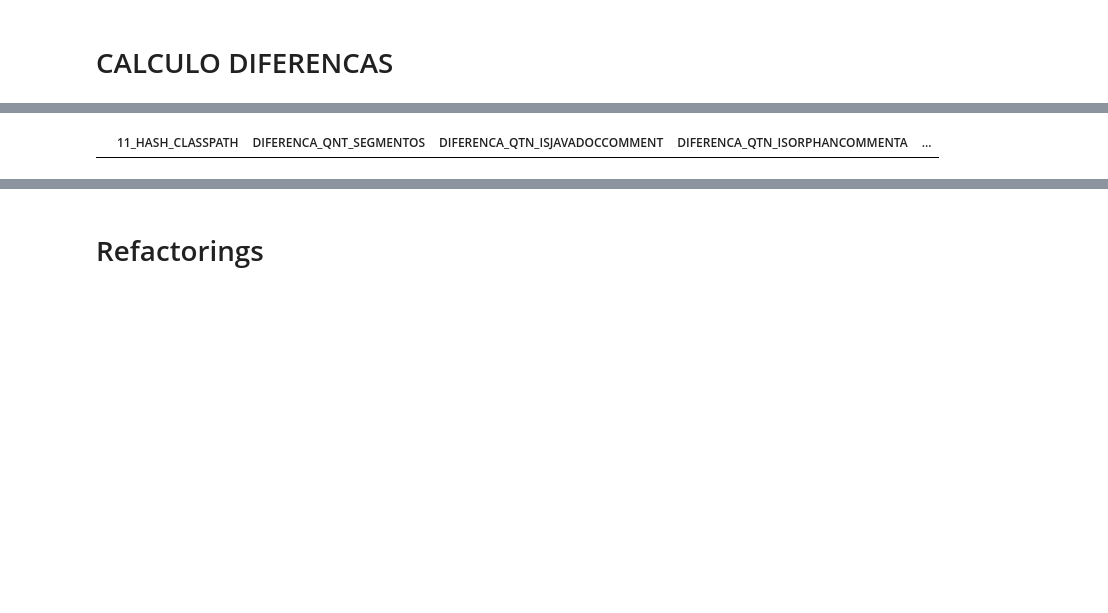
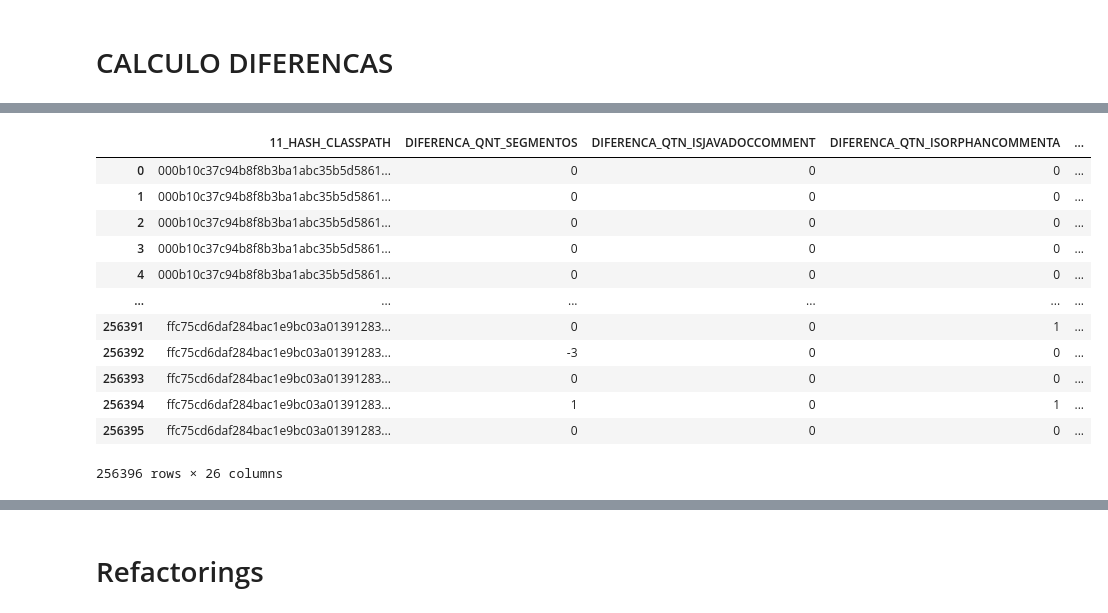
Before and after one commit to KleitonEwerton/project-analyzer-with-parsers, a Jupyter notebook: analise_refatoracao.ipynb, the cells around one changed output, grey strips where cells are left out. Cells and saved outputs as stored; diff of their text form; code cells hidden in the pictures; blank space fills up the shorter version.

```diff
--- a/analise_refatoracao.ipynb
+++ b/analise_refatoracao.ipynb
@@ -68,7 +68,7 @@ plt=reload(plt)
 # %% [markdown]
 # FILE
 # %%
-pasta = "gson"
+pasta = "auto"
 
 FILE_NAME_REFACTORING = 'csv/refactorings-' + pasta +  '.csv'
 FILE_NAME_COMMENTS = 'csv/comments-' + pasta + '.csv'
@@ -85,6 +85,6 @@ FILE_NAME_QUANTIDADE_COMENTARIOS = pasta + '/quantidade-comentarios.csv'
 # TRABALHANDO NOS CALCULOS
 # %%
 DF_COMMENTS = pd.read_csv(FILE_NAME_COMMENTS)
-DF_COMMENTS.drop(columns=['13_TYPE', '14_STARTLINE', '15_ENDLINE'], inplace=True)
+DF_COMMENTS.drop(columns=['10_HASH	', '13_TYPE', '14_STARTLINE', '15_ENDLINE'], inplace=True)
 DF_COMMENTS
 # %% [output]
@@ -212,7 +248,26 @@ df['DIFERENCA_QNT_ISBLOCKCOMMENT_CHANGE'].fillna(0, inplace=True)
 df['DIFERENCA_QNT_ISBLOCKCOMMENT_Aumentou'].fillna(0, inplace=True)
 df['DIFERENCA_QNT_ISBLOCKCOMMENT_Diminuiu'].fillna(0, inplace=True)
 df['DIFERENCA_QNT_ISBLOCKCOMMENT_Manteve'].fillna(0, inplace=True)
+
+
+# Definir faixas de variação
+faixas = {
+    'DIFERENCA_QNT_ISBLOCKCOMMENT_Aumentou_1_5': ((df['DIFERENCA_QNT_ISBLOCKCOMMENT'] >= 1) & (df['DIFERENCA_QNT_ISBLOCKCOMMENT'] < 5)),
+    'DIFERENCA_QNT_ISBLOCKCOMMENT_Aumentou_5_10': ((df['DIFERENCA_QNT_ISBLOCKCOMMENT'] >= 5) & (df['DIFERENCA_QNT_ISBLOCKCOMMENT'] < 10)),
+    'DIFERENCA_QNT_ISBLOCKCOMMENT_Aumentou_10_15': ((df['DIFERENCA_QNT_ISBLOCKCOMMENT'] >= 10) & (df['DIFERENCA_QNT_ISBLOCKCOMMENT'] < 15)),
+    'DIFERENCA_QNT_ISBLOCKCOMMENT_Aumentou_15': (df['DIFERENCA_QNT_ISBLOCKCOMMENT'] >= 15),
+    'DIFERENCA_QNT_ISBLOCKCOMMENT_Diminuiu_1_5': ((df['DIFERENCA_QNT_ISBLOCKCOMMENT'] <= -1) & (df['DIFERENCA_QNT_ISBLOCKCOMMENT'] > -5)),
+    'DIFERENCA_QNT_ISBLOCKCOMMENT_Diminuiu_5_10': ((df['DIFERENCA_QNT_ISBLOCKCOMMENT'] <= -5) & (df['DIFERENCA_QNT_ISBLOCKCOMMENT'] > -10)),
+    'DIFERENCA_QNT_ISBLOCKCOMMENT_Diminuiu_10_15': ((df['DIFERENCA_QNT_ISBLOCKCOMMENT'] <= -10) & (df['DIFERENCA_QNT_ISBLOCKCOMMENT'] > -15)),
+    'DIFERENCA_QNT_ISBLOCKCOMMENT_Diminuiu_15': (df['DIFERENCA_QNT_ISBLOCKCOMMENT'] <= -15)
+}
+
+# Criar colunas e preencher com base nas faixas
+for coluna, condicao in faixas.items():
+    df[coluna] = condicao.astype(int)
+
 df.drop(columns=['DIFERENCA_QNT_ISBLOCKCOMMENT' , 'DIFERENCA_QNT_ISBLOCKCOMMENT_CHANGE'], inplace=True)
+
 df
 # %% [output]
 |  | 11_HASH_CLASSPATH | DIFERENCA_QTN_ISLINECOMMENT | DIFERENCA_QNT_SEGMENTOS | DIFERENCA_QTN_ISJAVADOCCOMMENT | ... |
@@ -219,28 +286,57 @@ df
 # %%
 # Criar uma nova coluna 'COMMENTS_CHANGE' com valores padrão como None
 df['DIFERENCA_QTN_ISLINECOMMENT_CHANGE'] = None
 df['DIFERENCA_QTN_ISLINECOMMENT_Aumentou'] = None
 df['DIFERENCA_QTN_ISLINECOMMENT_Diminuiu'] = None
 df['DIFERENCA_QTN_ISLINECOMMENT_Manteve'] = None
 
 # Atualizar a coluna 'DIFERENCA_QTN_ISLINECOMMENT_CHANGE' com base na diferença calculada
 df.loc[df['DIFERENCA_QTN_ISLINECOMMENT'] > 0, 'DIFERENCA_QTN_ISLINECOMMENT_Aumentou'] = 1
 df.loc[df['DIFERENCA_QTN_ISLINECOMMENT'] < 0, 'DIFERENCA_QTN_ISLINECOMMENT_Diminuiu'] = 1
 df.loc[df['DIFERENCA_QTN_ISLINECOMMENT'] == 0, 'DIFERENCA_QTN_ISLINECOMMENT_Manteve'] = 1
 
 # Atualizar a coluna 'DIFERENCA_QTN_ISLINECOMMENT_CHANGE' com base na diferença calculada
 df.loc[df['DIFERENCA_QTN_ISLINECOMMENT'] > 0, 'DIFERENCA_QTN_ISLINECOMMENT_CHANGE'] = df['DIFERENCA_QTN_ISLINECOMMENT']
 df.loc[df['DIFERENCA_QTN_ISLINECOMMENT'] < 0, 'DIFERENCA_QTN_ISLINECOMMENT_CHANGE'] = df['DIFERENCA_QTN_ISLINECOMMENT']
 df.loc[df['DIFERENCA_QTN_ISLINECOMMENT'] == 0, 'DIFERENCA_QTN_ISLINECOMMENT_CHANGE'] = 0
 
 df['DIFERENCA_QTN_ISLINECOMMENT_CHANGE'].fillna(0, inplace=True)
 df['DIFERENCA_QTN_ISLINECOMMENT_Aumentou'].fillna(0, inplace=True)
 df['DIFERENCA_QTN_ISLINECOMMENT_Diminuiu'].fillna(0, inplace=True)
 df['DIFERENCA_QTN_ISLINECOMMENT_Manteve'].fillna(0, inplace=True)
+
+# Definir faixas de variação
+faixas = {
+    'DIFERENCA_QTN_ISLINECOMMENT_Aumentou_1_5': ((df['DIFERENCA_QTN_ISLINECOMMENT'] >= 1) & (df['DIFERENCA_QTN_ISLINECOMMENT'] < 5)),
+    'DIFERENCA_QTN_ISLINECOMMENT_Aumentou_5_10': ((df['DIFERENCA_QTN_ISLINECOMMENT'] >= 5) & (df['DIFERENCA_QTN_ISLINECOMMENT'] < 10)),
+    'DIFERENCA_QTN_ISLINECOMMENT_Aumentou_10_15': ((df['DIFERENCA_QTN_ISLINECOMMENT'] >= 10) & (df['DIFERENCA_QTN_ISLINECOMMENT'] < 15)),
+    'DIFERENCA_QTN_ISLINECOMMENT_Aumentou_15': (df['DIFERENCA_QTN_ISLINECOMMENT'] >= 15),
+    'DIFERENCA_QTN_ISLINECOMMENT_Diminuiu_1_5': ((df['DIFERENCA_QTN_ISLINECOMMENT'] <= -1) & (df['DIFERENCA_QTN_ISLINECOMMENT'] > -5)),
+    'DIFERENCA_QTN_ISLINECOMMENT_Diminuiu_5_10': ((df['DIFERENCA_QTN_ISLINECOMMENT'] <= -5) & (df['DIFERENCA_QTN_ISLINECOMMENT'] > -10)),
+    'DIFERENCA_QTN_ISLINECOMMENT_Diminuiu_10_15': ((df['DIFERENCA_QTN_ISLINECOMMENT'] <= -10) & (df['DIFERENCA_QTN_ISLINECOMMENT'] > -15)),
+    'DIFERENCA_QTN_ISLINECOMMENT_Diminuiu_15': (df['DIFERENCA_QTN_ISLINECOMMENT'] <= -15)
+}
+
+# Criar colunas e preencher com base nas faixas
+for coluna, condicao in faixas.items():
+    df[coluna] = condicao.astype(int)
+
 df.drop(columns=['DIFERENCA_QTN_ISLINECOMMENT', 'DIFERENCA_QTN_ISLINECOMMENT_CHANGE'], inplace=True)
 df
 # %% [output]
 |  | 11_HASH_CLASSPATH | DIFERENCA_QNT_SEGMENTOS | DIFERENCA_QTN_ISJAVADOCCOMMENT | DIFERENCA_QTN_ISORPHANCOMMENTA | ... |
+| 0 | 000b10c37c94b8f8b3ba1abc35b5d5861... | 0 | 0 | 0 | ... |
+| 1 | 000b10c37c94b8f8b3ba1abc35b5d5861... | 0 | 0 | 0 | ... |
+| 2 | 000b10c37c94b8f8b3ba1abc35b5d5861... | 0 | 0 | 0 | ... |
+| 3 | 000b10c37c94b8f8b3ba1abc35b5d5861... | 0 | 0 | 0 | ... |
+| 4 | 000b10c37c94b8f8b3ba1abc35b5d5861... | 0 | 0 | 0 | ... |
+| ... | ... | ... | ... | ... | ... |
+| 256391 | ffc75cd6daf284bac1e9bc03a01391283... | 0 | 0 | 1 | ... |
+| 256392 | ffc75cd6daf284bac1e9bc03a01391283... | -3 | 0 | 0 | ... |
+| 256393 | ffc75cd6daf284bac1e9bc03a01391283... | 0 | 0 | 0 | ... |
+| 256394 | ffc75cd6daf284bac1e9bc03a01391283... | 1 | 0 | 1 | ... |
+| 256395 | ffc75cd6daf284bac1e9bc03a01391283... | 0 | 0 | 0 | ... |
+256396 rows × 26 columns
 # %%
 # Criar uma nova coluna 'COMMENTS_CHANGE' com valores padrão como None
 df['DIFERENCA_QNT_SEGMENTOS_CHANGE'] = None
```
Also changed, not shown: parts of 16 cells of this notebook, 4 other files.
